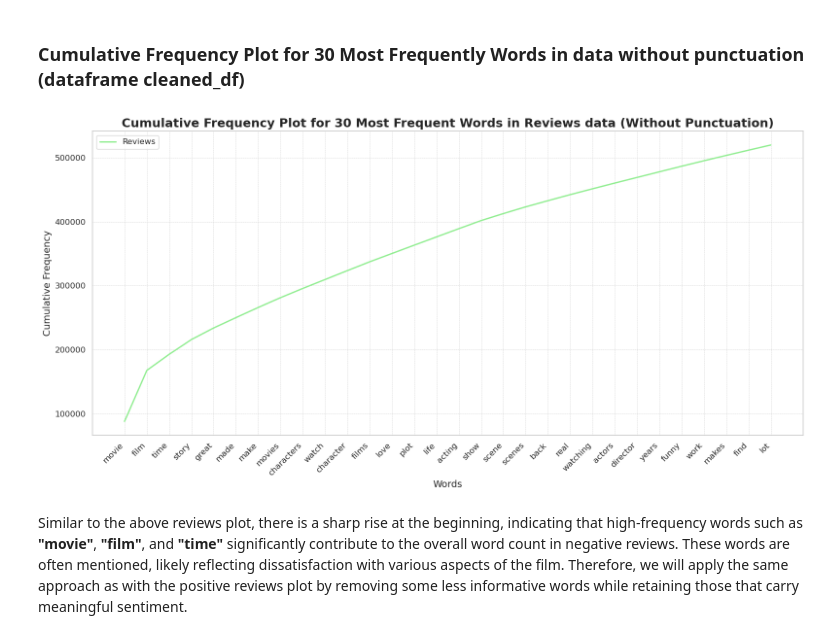
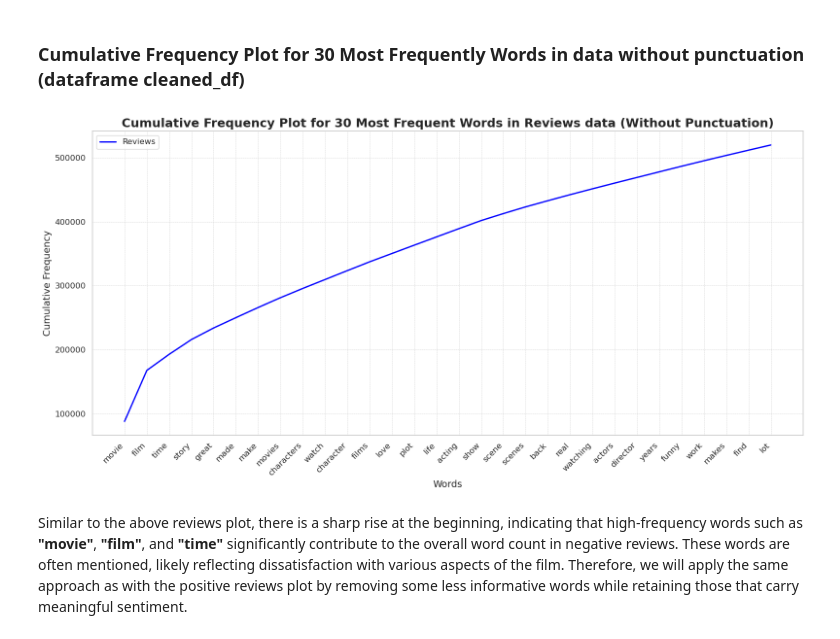
Before and after one commit to martinvalentine/movie-reviews-sentimental-analysis, a Jupyter notebook: model.ipynb, the cells around one changed output. Drawn from its saved outputs; the diff is of its cells as text; code cells hidden in the pictures.

```diff
--- a/model.ipynb
+++ b/model.ipynb
@@ -755,35 +739,35 @@ reviews = cleaned_df['no_sw']
 review_words = ' '.join(reviews).split()
 
 # Count word frequencies
 word_freq = Counter(review_words)
 
 # Get the 30 most common words and their frequencies
 most_common_words = word_freq.most_common(30)
 words, frequencies = zip(*most_common_words)
 
 # Plot cumulative frequency for the top 30 words
 plt.figure(figsize=(16, 8))
 plt.title('Cumulative Frequency Plot for 30 Most Frequent Words in Reviews data (Without Punctuation)',
           fontsize=18, weight='bold')
 plt.xlabel('Words', fontsize=14)
 plt.ylabel('Cumulative Frequency', fontsize=14)
-plt.plot(range(1, 31), np.cumsum(frequencies), label='Reviews', color='lightgreen', linewidth=2)
+plt.plot(range(1, 31), np.cumsum(frequencies), label='Reviews', color='blue', linewidth=2)
 
 # Customize x-ticks for readability
 plt.xticks(ticks=range(1, 31), labels=words, rotation=45, ha='right', fontsize=12)
 plt.yticks(fontsize=12)
 plt.legend(fontsize=12)
 
 # Add grid for better visualization
 plt.grid(visible=True, which='both', linestyle='--', linewidth=0.5)
 
 # Ensure layout fits within the figure size
 plt.tight_layout()
 
 # Display the plot
 plt.show()
 # %% [output]
-[figure, old version]
+[figure, new version]
 # %% [markdown]
 Similar to the above reviews plot, there is a sharp rise at the beginning, indicating that high-frequency words such as **"movie"**, **"film"**, and **"time"** significantly contribute to the overall word count in negative reviews. These words are often mentioned, likely reflecting dissatisfaction with various aspects of the film. Therefore, we will apply the same approach as with the positive reviews plot by removing some less informative words while retaining those that carry meaningful sentiment.
 # %% [markdown]
```
Also changed, not shown: parts of 6 cells of this notebook.
